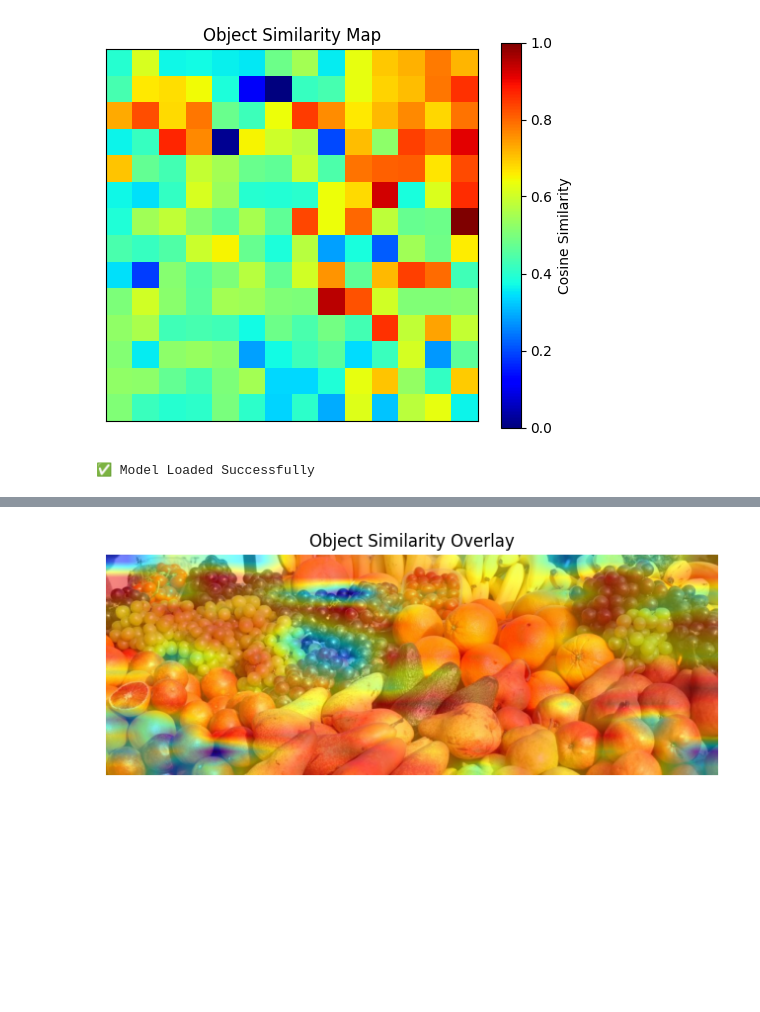
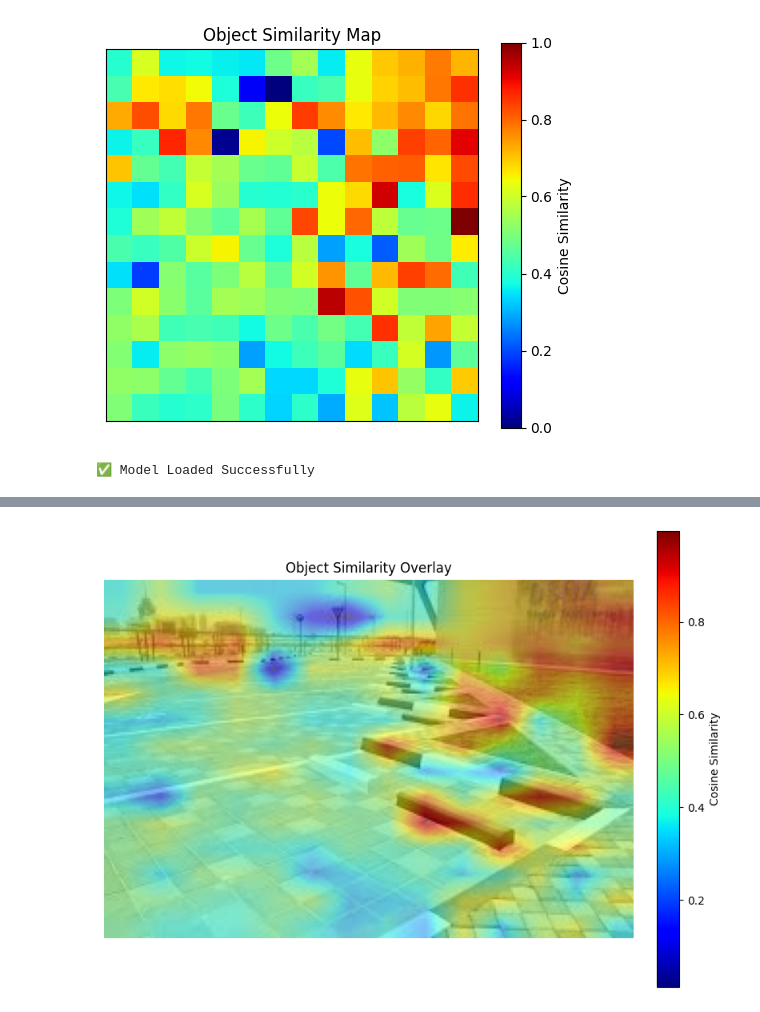
Before and after one commit to akhilesh17/Dinov3, a Jupyter notebook: compare_image_dinov3_chatgpt.ipynb, the cells around one changed output, grey strips where cells are left out. Drawn from its saved outputs; the diff is of its cells as text; code cells hidden in the pictures; blank space fills up the shorter version.

Commit message:
Modified readme and add output image.

```diff
--- a/compare_image_dinov3_chatgpt.ipynb
+++ b/compare_image_dinov3_chatgpt.ipynb
@@ -266,14 +267,17 @@ def visualize_results(img1_pil, sim_map, alpha=0.5):
 def visualize_overlay_with_colorbar(img1_pil, sim_map, alpha=0.5):
     img_np = np.array(img1_pil)
 
-    # Resize similarity map to original image size
+    # Resize similarity map
     sim_resized = cv2.resize(sim_map, (img_np.shape[1], img_np.shape[0]))
 
-    # Normalize (safety)
-    sim_resized = (sim_resized - sim_resized.min()) / (sim_resized.max() - sim_resized.min() + 1e-8)
+    # Normalize explicitly (0–1)
+    sim_min = sim_resized.min()
+    sim_max = sim_resized.max()
+    sim_norm = (sim_resized - sim_min) / (sim_max - sim_min + 1e-8)
 
-    # Create heatmap
-    heatmap = plt.cm.jet(sim_resized)[:, :, :3]  # RGB heatmap
+    # Create heatmap using matplotlib colormap
+    cmap = plt.cm.jet
+    heatmap = cmap(sim_norm)[:, :, :3]   # remove alpha channel
     heatmap = (heatmap * 255).astype(np.uint8)
 
     # Overlay
@@ -285,24 +289,77 @@ def visualize_overlay_with_colorbar(img1_pil, sim_map, alpha=0.5):
     ax.axis("off")
     ax.set_title("Object Similarity Overlay")
 
-    # Create proper colorbar
-    im = ax.imshow(sim_resized, cmap='jet', alpha=0)  # invisible but needed
-    cbar = fig.colorbar(im, ax=ax, fraction=0.046, pad=0.04)
+    # Create proper ScalarMappable for colorbar
+    norm = mpl.colors.Normalize(vmin=sim_min, vmax=sim_max)
+    sm = mpl.cm.ScalarMappable(cmap=cmap, norm=norm)
+    sm.set_array([])
+
+    cbar = fig.colorbar(sm, ax=ax, fraction=0.046, pad=0.04)
+    cbar.set_label("Cosine Similarity")
+
+    plt.tight_layout()
+    plt.show()
+
+def visualize_full_result(img1_pil, img2_pil, sim_map, alpha=0.5):
+    img1_np = np.array(img1_pil)
+    img2_np = np.array(img2_pil)
+
+    # Resize similarity map to image1 size
+    sim_resized = cv2.resize(sim_map, (img1_np.shape[1], img1_np.shape[0]))
+
+    # Normalize similarity (0–1)
+    sim_min = sim_resized.min()
+    sim_max = sim_resized.max()
+    sim_norm = (sim_resized - sim_min) / (sim_max - sim_min + 1e-8)
+
+    # Create heatmap
+    cmap = plt.cm.jet
+    heatmap = cmap(sim_norm)[:, :, :3]
+    heatmap = (heatmap * 255).astype(np.uint8)
+
+    # Overlay
+    overlay = cv2.addWeighted(img1_np, 1 - alpha, heatmap, alpha, 0)
+
+    # Create figure
+    fig, axes = plt.subplots(1, 3, figsize=(16,6))
+
+    # Image 1
+    axes[0].imshow(img1_np)
+    axes[0].set_title("Image 1 (Scene)")
+    axes[0].axis("off")
+
+    # Image 2
+    axes[1].imshow(img2_np)
+    axes[1].set_title("Image 2 (Query Object)")
+    axes[1].axis("off")
+
+    # Result Overlay
+    im = axes[2].imshow(overlay)
+    axes[2].set_title("Similarity Overlay")
+    axes[2].axis("off")
+
+    # Proper colorbar
+    norm = mpl.colors.Normalize(vmin=sim_min, vmax=sim_max)
+    sm = mpl.cm.ScalarMappable(cmap=cmap, norm=norm)
+    sm.set_array([])
+
+    cbar = fig.colorbar(sm, ax=axes[2], fraction=0.046, pad=0.04)
     cbar.set_label("Cosine Similarity")
 
     plt.tight_layout()
     plt.show()
 
 
+
 # -------------------------------------------------------
 # 8️⃣ RUN PIPELINE
 # -------------------------------------------------------
 model_path = "dinov3_vits16_pretrain_lvd1689m-08c60483.pth"
-# image1_path = "wheelstopper.jpeg"   # multi-object image
-# image2_path = "ws1.jpeg"            # object image
+image1_path = "wheelstopper.jpeg"   # multi-object image
+image2_path = "ws1.jpeg"            # object image
 
-image1_path = "fruits1.jpg"   # multi-object image
-image2_path = "bg1.jpg"            # object image
+# image1_path = "fruits1.jpg"   # multi-object image
+# image2_path = "bg1.jpg"            # object image
 
 model = load_dino_model(model_path, device)
 
@@ -328 +384 @@ ValueError: Unable to determine Axes to steal space for Colorbar. Either provide
-[figure, old version]
+[figure, new version]
```
Also changed, not shown: parts of 2 cells of this notebook, 2 other files.
